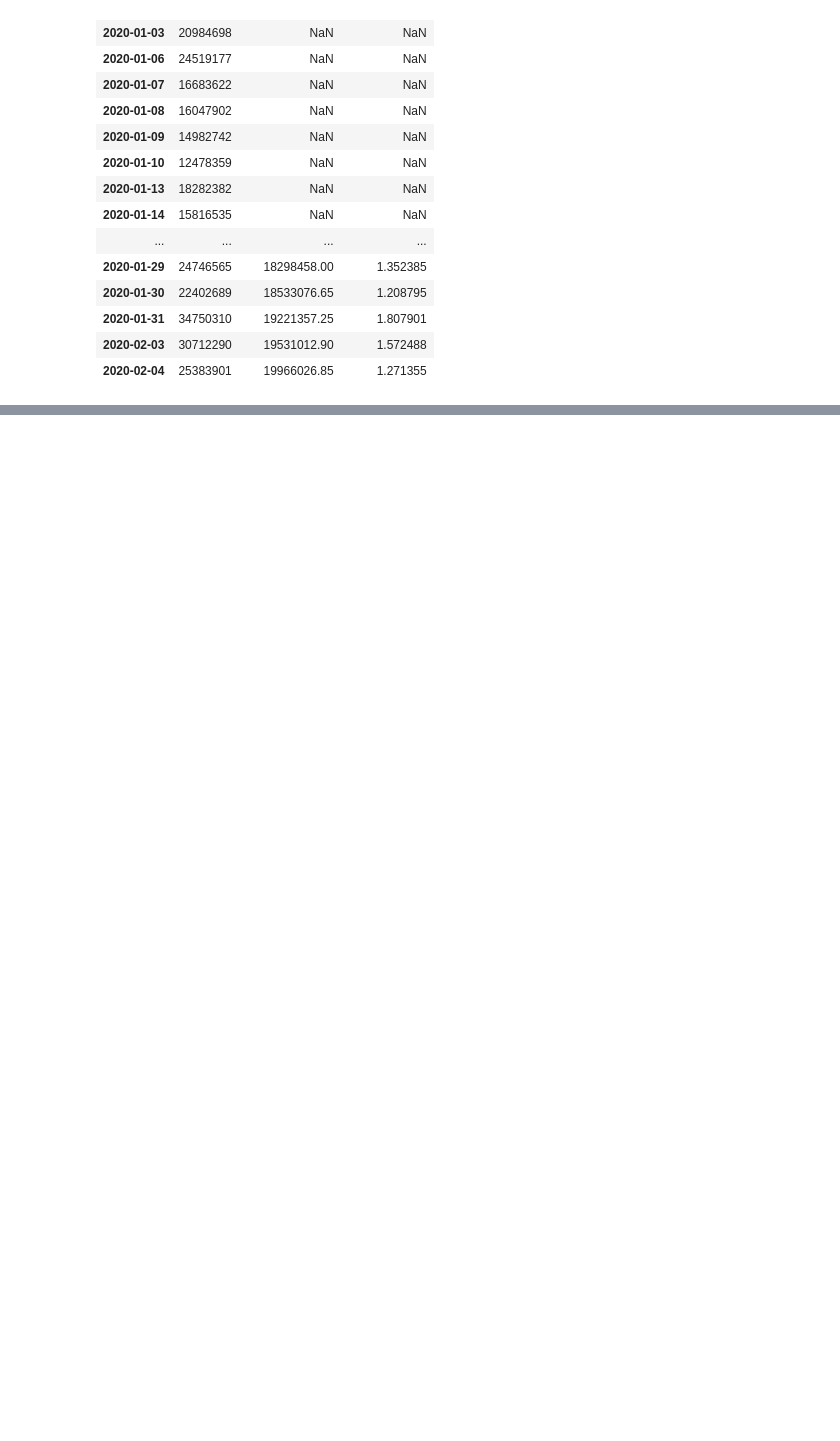
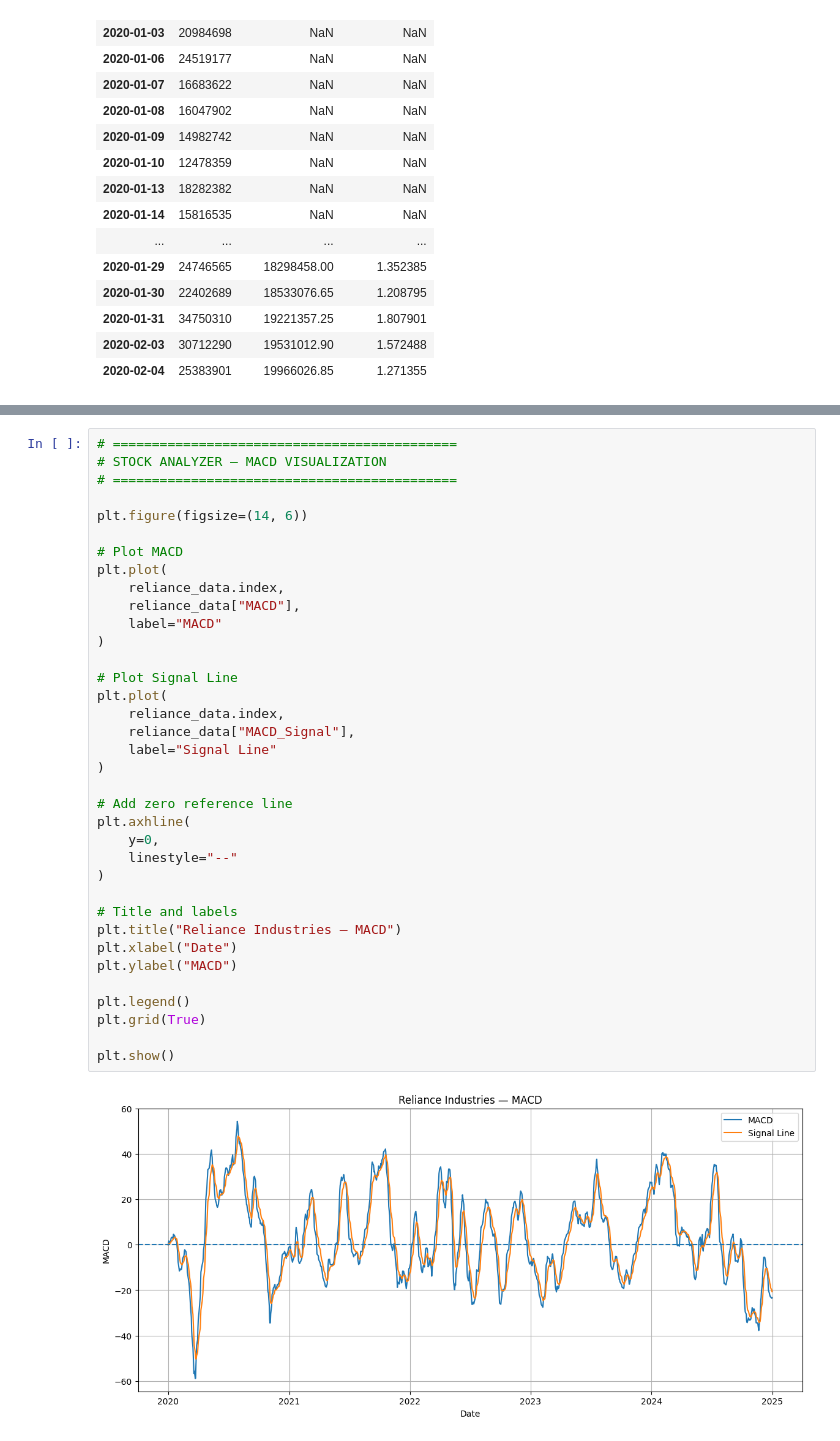
Before and after one commit to sanchit-fintech/FinSight, a Jupyter notebook: notebooks/01_data_collection.ipynb, the cells around one changed output, grey strips where cells are left out. Drawn from its saved outputs; the diff is of its cells as text; blank space fills up the shorter version.

Commit message:
Build initial stock analysis pipeline

```diff
--- a/notebooks/01_data_collection.ipynb
+++ b/notebooks/01_data_collection.ipynb
@@ -835,0 +1014,38 @@ display(
+# %%
+# ============================================
+# STOCK ANALYZER — MACD VISUALIZATION
+# ============================================
+
+plt.figure(figsize=(14, 6))
+
+# Plot MACD
+plt.plot(
+    reliance_data.index,
+    reliance_data["MACD"],
+    label="MACD"
+)
+
+# Plot Signal Line
+plt.plot(
+    reliance_data.index,
+    reliance_data["MACD_Signal"],
+    label="Signal Line"
+)
+
+# Add zero reference line
+plt.axhline(
+    y=0,
+    linestyle="--"
+)
+
+# Title and labels
+plt.title("Reliance Industries — MACD")
+plt.xlabel("Date")
+plt.ylabel("MACD")
+
+plt.legend()
+plt.grid(True)
+
+plt.show()
+# %% [output]
+[figure, added]
```
Also changed, not shown: parts of 41 cells of this notebook.
